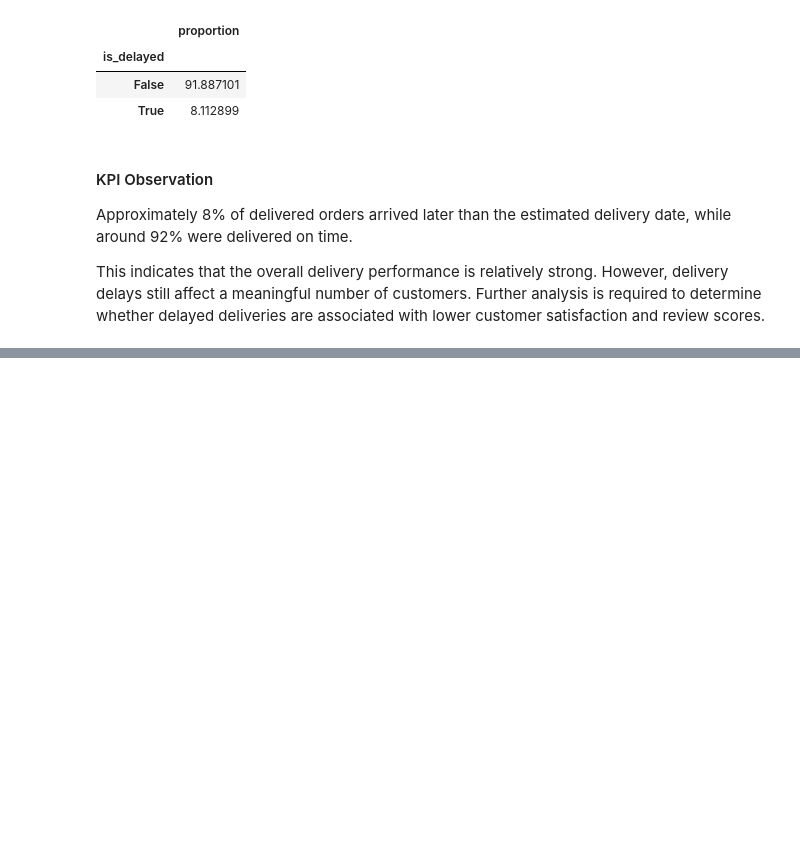
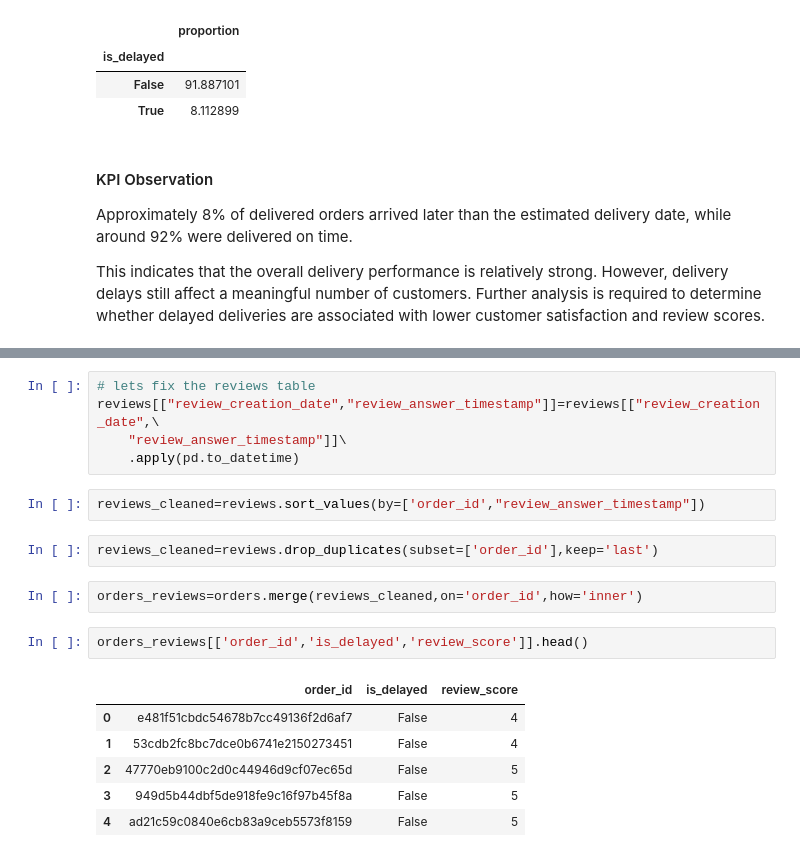
Before and after one commit to omkaryadav-11/olist-delivery-analysis, a Jupyter notebook: analysis.ipynb, the cells around one changed output, grey strips where cells are left out. Drawn from its saved outputs; the diff is of its cells as text; blank space fills up the shorter version.

```diff
--- a/analysis.ipynb
+++ b/analysis.ipynb
@@ -129,0 +237,20 @@ This indicates that the overall delivery performance is relatively strong. Howev
+# %%
+# lets fix the reviews table
+reviews[["review_creation_date","review_answer_timestamp"]]=reviews[["review_creation_date",\
+    "review_answer_timestamp"]]\
+    .apply(pd.to_datetime)
+# %%
+reviews_cleaned=reviews.sort_values(by=['order_id',"review_answer_timestamp"])
+# %%
+reviews_cleaned=reviews.drop_duplicates(subset=['order_id'],keep='last')
+# %%
+orders_reviews=orders.merge(reviews_cleaned,on='order_id',how='inner')
+# %%
+orders_reviews[['order_id','is_delayed','review_score']].head()
+# %% [output]
+|  | order_id | is_delayed | review_score |
+| 0 | e481f51cbdc54678b7cc49136f2d6af7 | False | 4 |
+| 1 | 53cdb2fc8bc7dce0b6741e2150273451 | False | 4 |
+| 2 | 47770eb9100c2d0c44946d9cf07ec65d | False | 5 |
+| 3 | 949d5b44dbf5de918fe9c16f97b45f8a | False | 5 |
+| 4 | ad21c59c0840e6cb83a9ceb5573f8159 | False | 5 |
```
Also changed, not shown: parts of 20 cells of this notebook.
